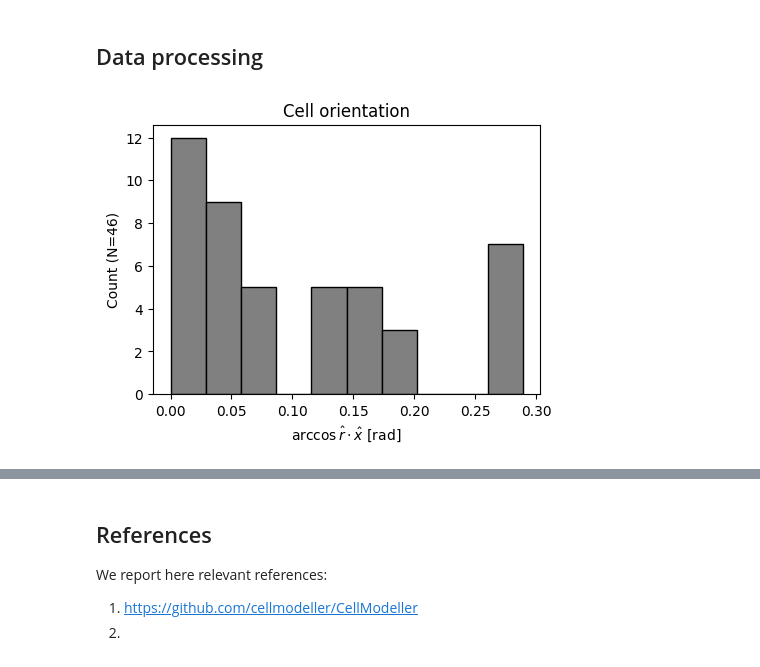
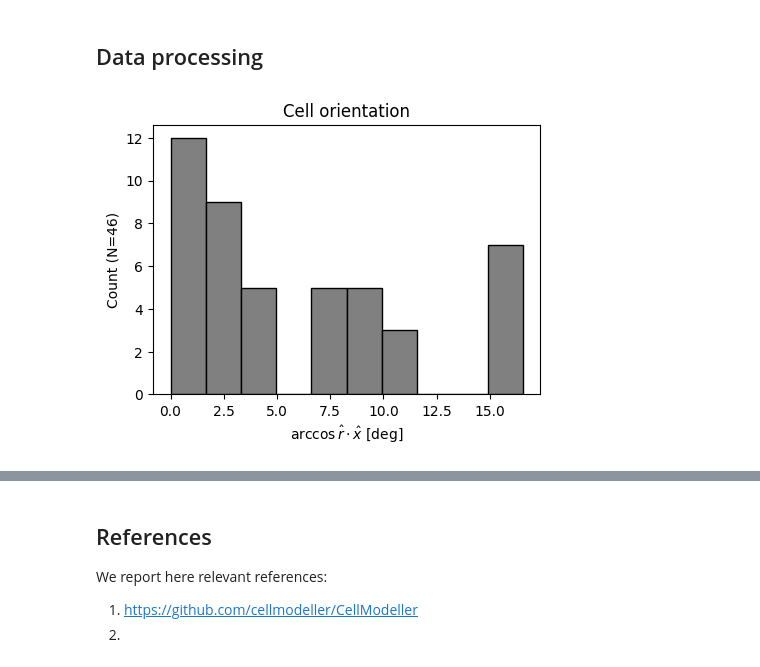
Before and after one commit to igordub/oist-rotation-bcu, a Jupyter notebook: notebooks/ID_01_cellOritentation.ipynb, the cells around one changed output, grey strips where cells are left out. Drawn from its saved outputs; the diff is of its cells as text; code cells hidden in the pictures.

Commit message:
Convert radians to degrees

```diff
--- a/notebooks/ID_01_cellOritentation.ipynb
+++ b/notebooks/ID_01_cellOritentation.ipynb
@@ -101,7 +101,22 @@ for step_num, orient in orients.items():
     # Dot product with a unit-vector parallel to channel
     inner_prods = np.inner(x_norm,orient)
     # Dot product to radians
-    angles[step_num] = np.arccos(inner_prods)
+    rads = np.arccos(inner_prods)
+    # Convert radians to degrees
+    angles[step_num] = np.rad2deg(rads)
+# %%
+# Plot histograms of some cell properties
+
+# Orientation
+plt.figure(figsize=(5,3.5))
+plt.title("Cell orientation")
+plt.hist(angles[990], edgecolor='black', color='gray')
+plt.xlabel(r"$\arccos{\hat{r}\cdot\hat{x}}$ [deg]")
+plt.ylabel('Count (N=%d)'%(len(angles[990])))
+plt.savefig(join_paths(out_dir_path,'oritent_hist.pdf'), dpi=300)
+# plt.close()
+# %% [output]
+[figure, added]
 # %%
 # Plot histograms of some cell properties
 
@@ -109,11 +124,10 @@ for step_num, orient in orients.items():
 plt.figure(figsize=(5,3.5))
 plt.title("Cell orientation")
 plt.hist(angles[990], edgecolor='black', color='gray')
-plt.xlabel(r"$\arccos{\hat{r}\cdot\hat{x}}$ [rad]")
+plt.xlabel(r"$\arccos{\hat{r}\cdot\hat{x}}$ [deg]")
 plt.ylabel('Count (N=%d)'%(len(angles[990])))
 plt.savefig(join_paths(out_dir_path,'oritent_hist.pdf'), dpi=300)
+plt.close()
-# %% [output]
-[figure, removed]
 # %%
 # Plot histograms of some cell properties
 fig = px.histogram(angles[990],
```
